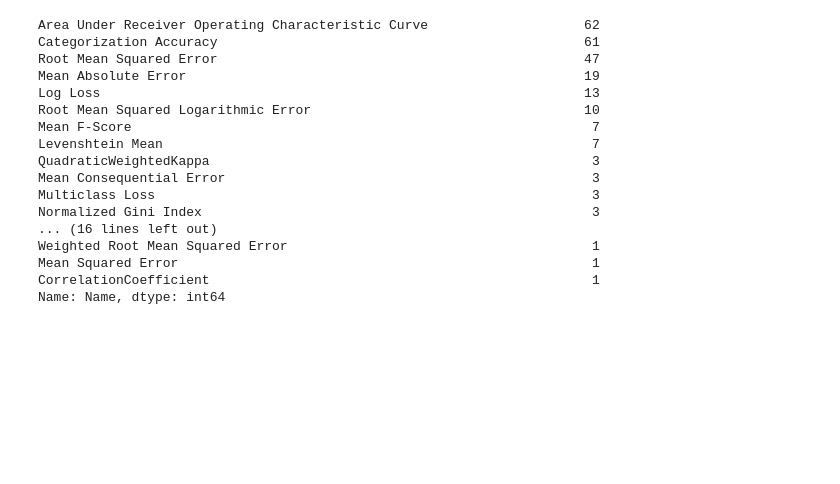
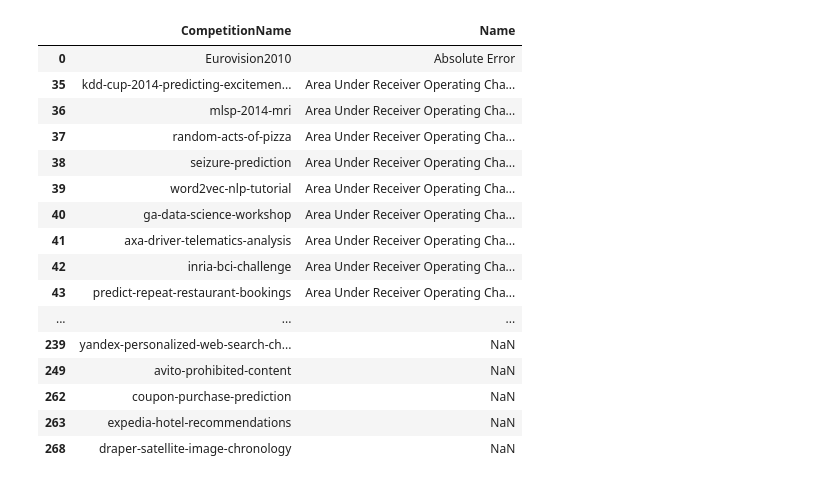
Before and after one commit to yang-zhang/evaluation, a Jupyter notebook: meta_kaggle.ipynb, the cells around one changed output. Cells and saved outputs as stored; diff of their text form; code cells hidden in the pictures; blank space fills up the shorter version.

```diff
--- a/meta_kaggle.ipynb
+++ b/meta_kaggle.ipynb
@@ -51,20 +48,21 @@ cmptns.sample(3).T
-# %%
-cmptns.Name.value_counts()
-# %% [output]
-Area Under Receiver Operating Characteristic Curve                    62
-Categorization Accuracy                                               61
-Root Mean Squared Error                                               47
-Mean Absolute Error                                                   19
-Log Loss                                                              13
-Root Mean Squared Logarithmic Error                                   10
-Mean F-Score                                                           7
-Levenshtein Mean                                                       7
-QuadraticWeightedKappa                                                 3
-Mean Consequential Error                                               3
-Multiclass Loss                                                        3
-Normalized Gini Index                                                  3
-... (16 lines left out)
-Weighted Root Mean Squared Error                                       1
-Mean Squared Error                                                     1
-CorrelationCoefficient                                                 1
-Name: Name, dtype: int64
+# %%
+pd.set_option("max_r",300)
+cmptns[['CompetitionName', 'Name']].sort_values('Name')
+# %% [output]
+|  | CompetitionName | Name |
+| 0 | Eurovision2010 | Absolute Error |
+| 35 | kdd-cup-2014-predicting-excitemen... | Area Under Receiver Operating Cha... |
+| 36 | mlsp-2014-mri | Area Under Receiver Operating Cha... |
+| 37 | random-acts-of-pizza | Area Under Receiver Operating Cha... |
+| 38 | seizure-prediction | Area Under Receiver Operating Cha... |
+| 39 | word2vec-nlp-tutorial | Area Under Receiver Operating Cha... |
+| 40 | ga-data-science-workshop | Area Under Receiver Operating Cha... |
+| 41 | axa-driver-telematics-analysis | Area Under Receiver Operating Cha... |
+| 42 | inria-bci-challenge | Area Under Receiver Operating Cha... |
+| 43 | predict-repeat-restaurant-bookings | Area Under Receiver Operating Cha... |
+| ... | ... | ... |
+| 239 | yandex-personalized-web-search-ch... | NaN |
+| 249 | avito-prohibited-content | NaN |
+| 262 | coupon-purchase-prediction | NaN |
+| 263 | expedia-hotel-recommendations | NaN |
+| 268 | draper-satellite-image-chronology | NaN |
```
Also changed, not shown: parts of 4 cells of this notebook, 1 other file.
